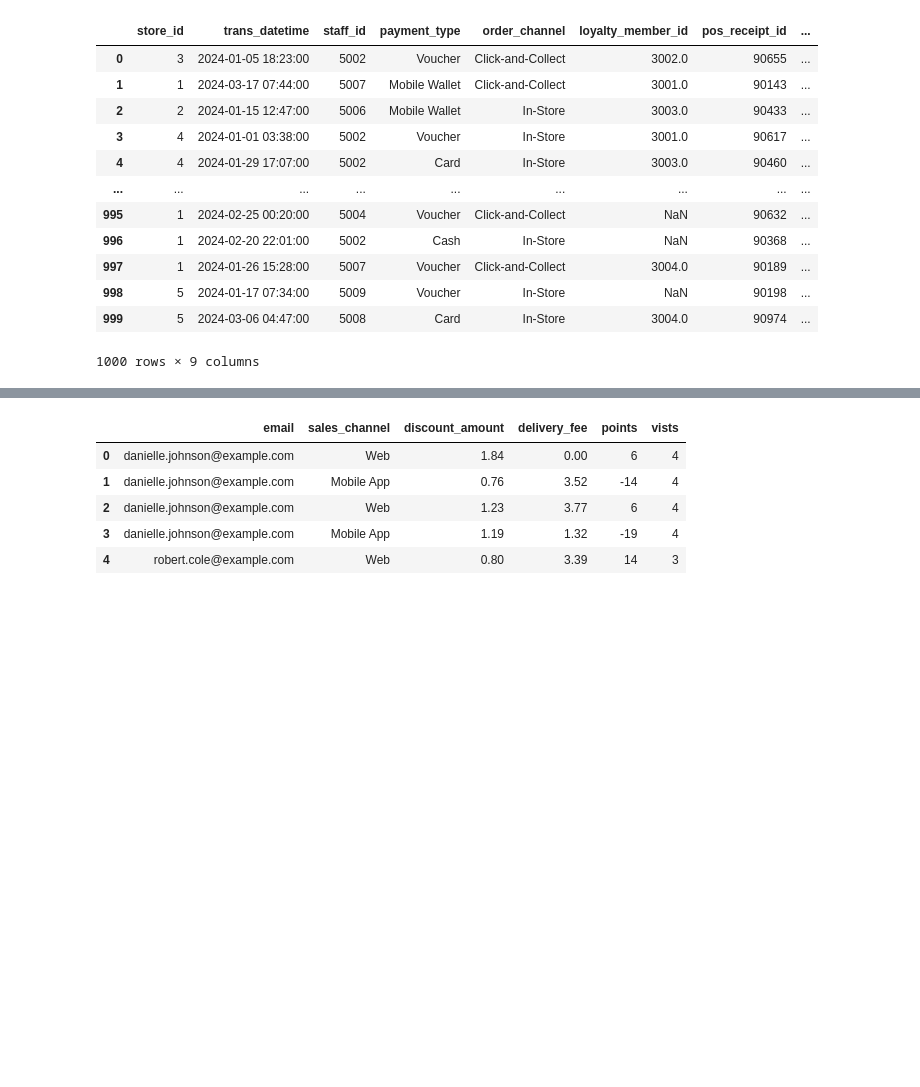
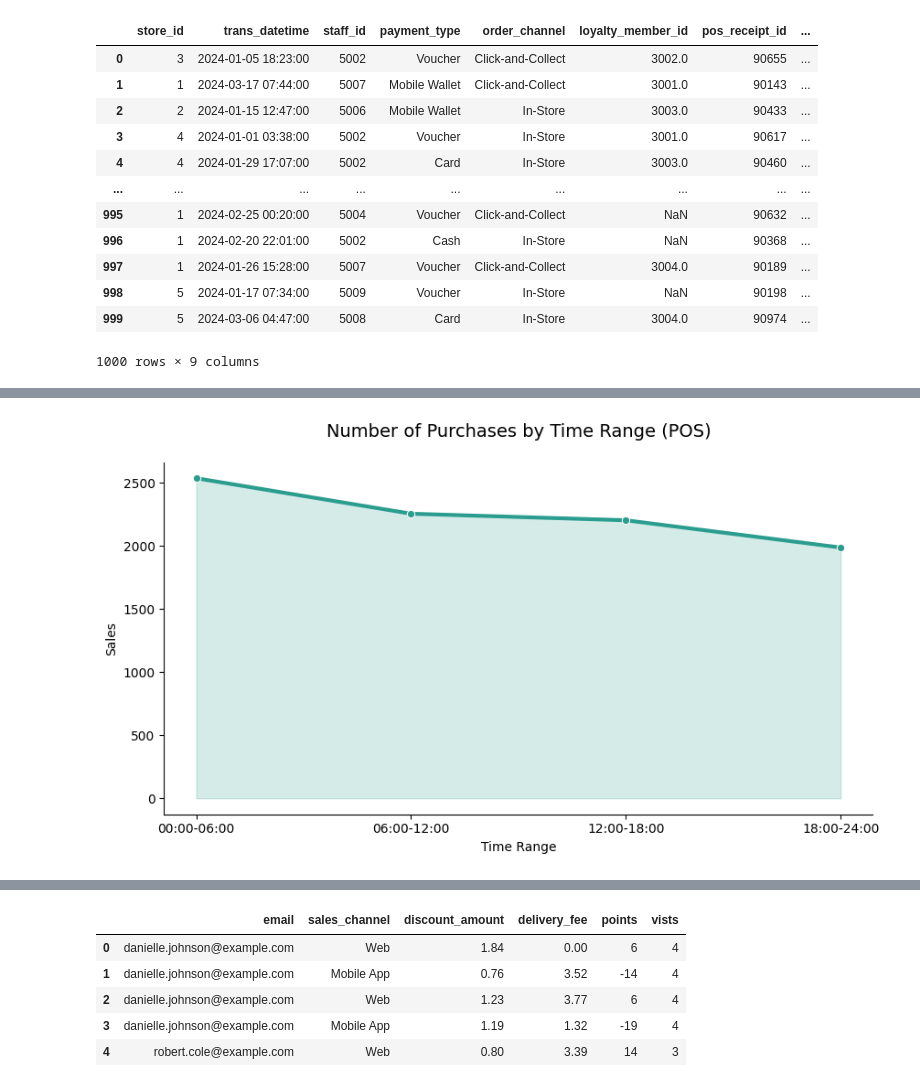
Before and after one commit to KumbiraiShonhiwa/Assignment2, a Jupyter notebook: data_wrangling/Assignment_2.ipynb, the cells around one changed output, grey strips where cells are left out. Drawn from its saved outputs; the diff is of its cells as text; code cells hidden in the pictures; blank space fills up the shorter version.

```diff
--- a/data_wrangling/Assignment_2.ipynb
+++ b/data_wrangling/Assignment_2.ipynb
@@ -264,0 +287,16 @@ pos_products_with_purchase_rate.sort_values(by="number_of_purchases",ascending=F
+# %%
+pos_sales_time_range = pos_products_with_purchase_rate.groupby("time_range")["number_of_purchases"].sum()
+online_sales_time_range = pos_products_with_purchase_rate_online.groupby("time_range")["number_of_purchases"].sum()
+# %%
+plt.figure(figsize=(10, 5))
+# Converting categorical month to numeric for a smooth line
+sns.lineplot(x=pos_sales_time_range.index, y=pos_sales_time_range.values, marker='o', color='#2a9d8f', linewidth=3)
+plt.fill_between(pos_sales_time_range.index, pos_sales_time_range.values, color='#2a9d8f', alpha=0.2)
+
+plt.title("Number of Purchases by Time Range (POS)", fontsize=14, pad=20)
+plt.ylabel("Sales")
+plt.xlabel("Time Range")
+sns.despine()
+plt.show()
+# %% [output]
+[figure, added]
```
Also changed, not shown: parts of 17 cells of this notebook, 2 other files.
